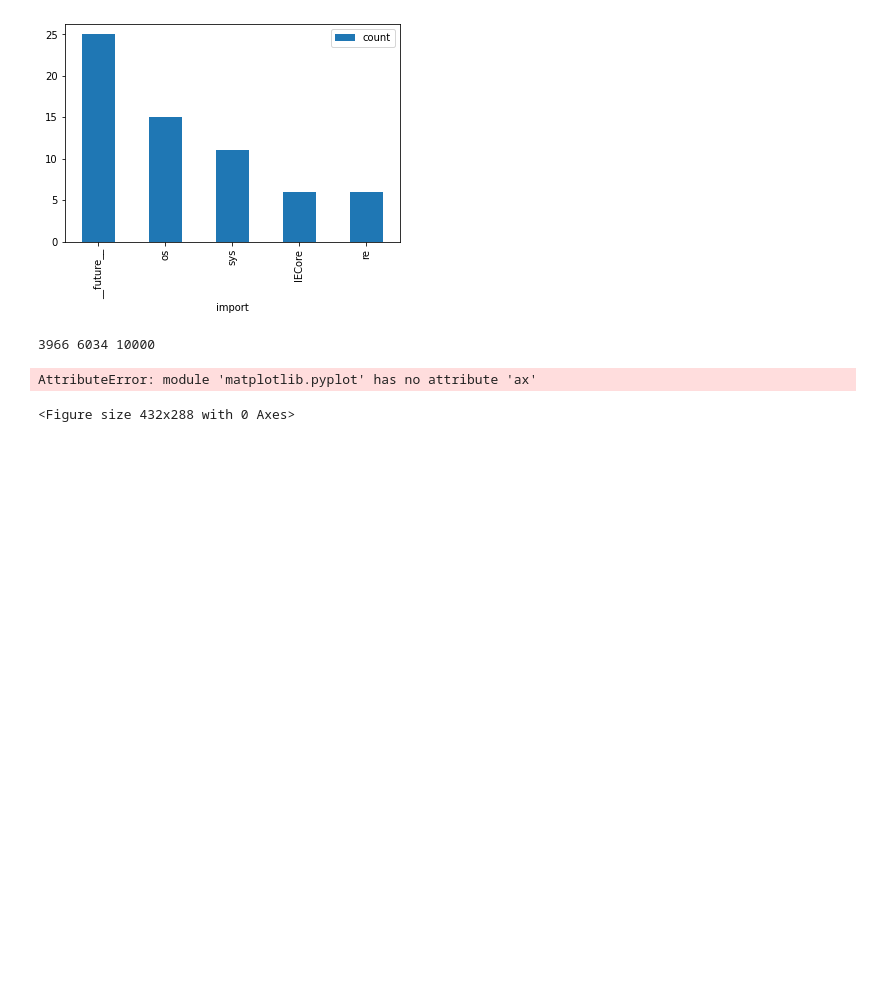
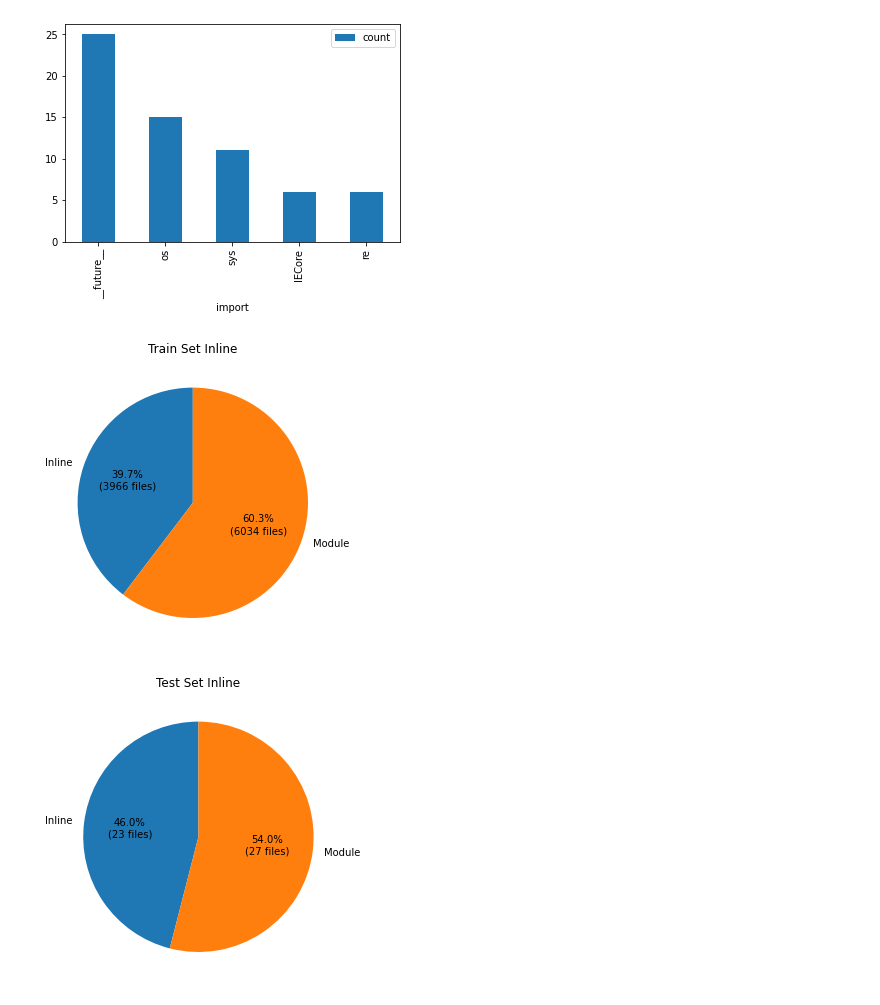
Before and after one commit to UoA-CS760/autocomplete-predictor, a Jupyter notebook: data/train_file_analysis.ipynb, the cells around one changed output. Cells and saved outputs as stored; diff of their text form; code cells hidden in the pictures; blank space fills up the shorter version.

```diff
--- a/data/train_file_analysis.ipynb
+++ b/data/train_file_analysis.ipynb
@@ -363,23 +361,30 @@ df_test_inline = parse_runnable_files(df_train['filename'], train_file_dir)
+# %%
+files_is_inline_list = parse_runnable_files(df_test['filename'], test_file_dir)
+df_test_inline = pd.DataFrame(files_is_inline_list, columns=['filename', 'is_inline'])
 # %%
 def plot_inline(df, title):
 
     df_inline_true = df[df['is_inline'] == True]
     df_inline_false = df[df['is_inline'] == False]
 
     data = [len(df_inline_true), len(df_inline_false)]
-    lables = ['Inline', 'Module']
+    labels = ['Inline', 'Module']
+
+    def fmt_label(pct, count):
+        absolute = round(pct / 100.0 * count, 1)
+        return "{:1.1f}%\n({:.0f} files)".format(pct, absolute)
 
     fig = plt.figure()
 
     ax = fig.add_axes([0,0,1,1])
     ax.set_title(title)
-    ax.pie(class_func_both_data,labels=class_func_both_data_labels,
+    ax.pie(data,labels=labels,
             shadow=False, startangle=90, autopct=lambda pct: fmt_label(pct, len(df)))
 
     fig.savefig(f'{title}.png', figsize=(4, 4), dpi=200, bbox_inches='tight')
 
-plot_inline(df_train_inline)
+plot_inline(df_train_inline, 'Train Set Inline')
+plot_inline(df_test_inline, 'Test Set Inline')
 # %% [output]
-3966 6034 10000
-AttributeError: module 'matplotlib.pyplot' has no attribute 'ax'
-<Figure size 432x288 with 0 Axes>
+[figure, added]
+[figure, added]
```
Also changed, not shown: parts of 1 cell of this notebook.
